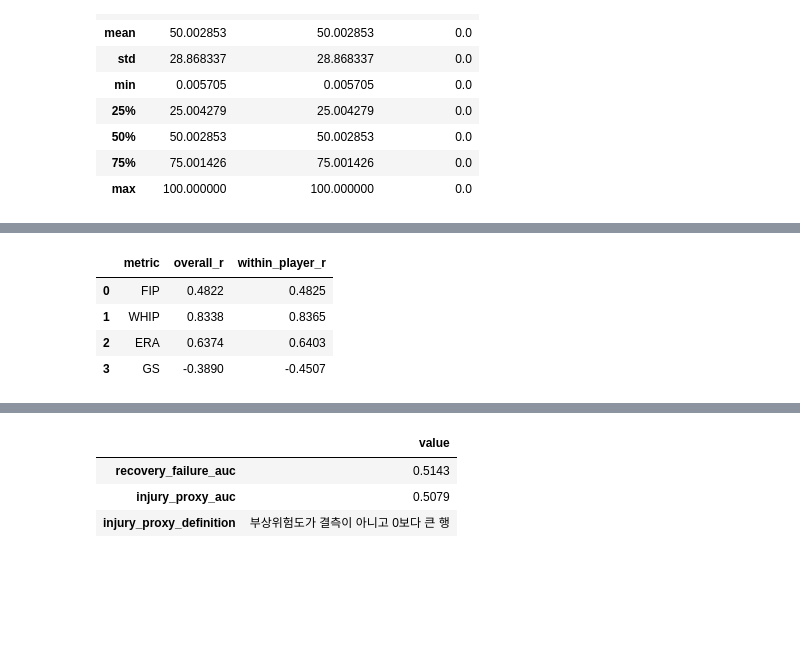
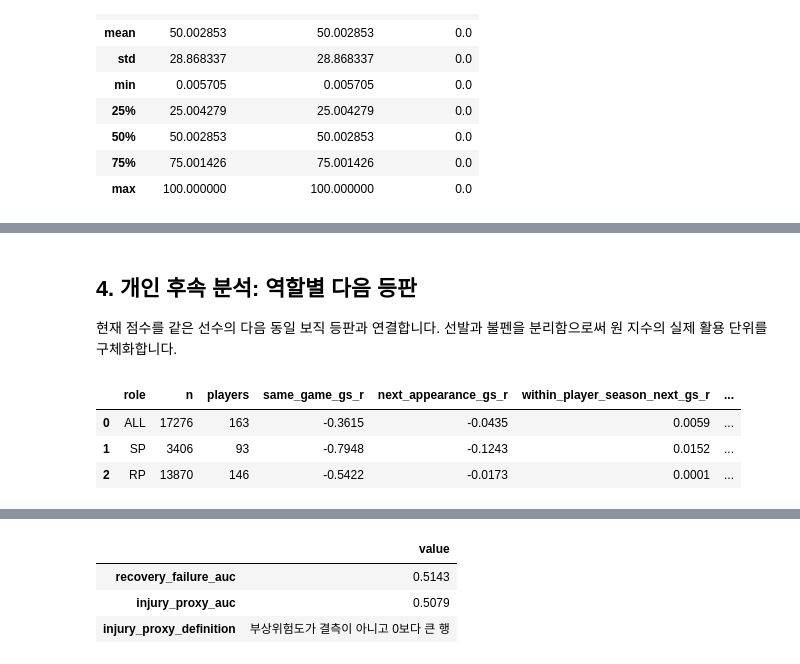
Before and after one commit to jinwon25/KBO-pitcher-fatigue, a Jupyter notebook: notebooks/analysis.ipynb, the cells around one changed output, grey strips where cells are left out. Saved outputs shown, nothing was run; the diff lists cells and outputs as text; code cells hidden in the pictures; blank space fills up the shorter version.

Commit message:
feat: extend pitcher fatigue analysis by role and horizon

```diff
--- a/notebooks/analysis.ipynb
+++ b/notebooks/analysis.ipynb
@@ -72,9 +133,12 @@ score_check.describe().round(6)
+# %% [markdown]
+## 4. 개인 후속 분석: 역할별 다음 등판
+
+현재 점수를 같은 선수의 다음 동일 보직 등판과 연결합니다. 선발과 불펜을 분리함으로써 원 지수의 실제 활용 단위를 구체화합니다.
 # %%
-correlations = correlation_summary(df)
-correlations.round(4)
+forward = forward_validation_summary(df)
+forward.round(4)
 # %% [output]
-|  | metric | overall_r | within_player_r |
-| 0 | FIP | 0.4822 | 0.4825 |
-| 1 | WHIP | 0.8338 | 0.8365 |
-| 2 | ERA | 0.6374 | 0.6403 |
-| 3 | GS | -0.3890 | -0.4507 |
+|  | role | n | players | same_game_gs_r | next_appearance_gs_r | within_player_season_next_gs_r | ... |
+| 0 | ALL | 17276 | 163 | -0.3615 | -0.0435 | 0.0059 | ... |
+| 1 | SP | 3406 | 93 | -0.7948 | -0.1243 | 0.0152 | ... |
+| 2 | RP | 13870 | 146 | -0.5422 | -0.0173 | 0.0001 | ... |
```
Also changed, not shown: parts of 24 cells of this notebook, 18 other files.
